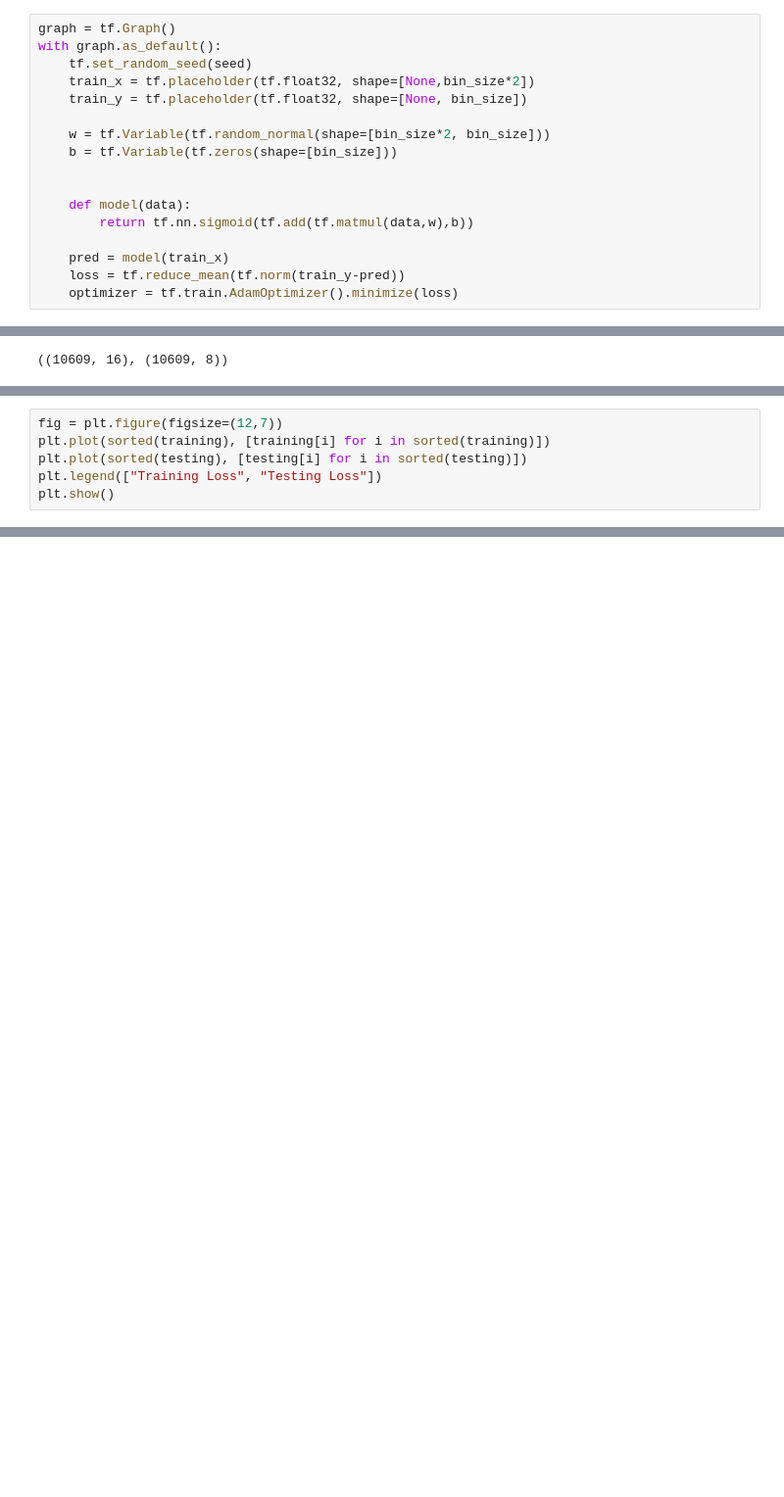
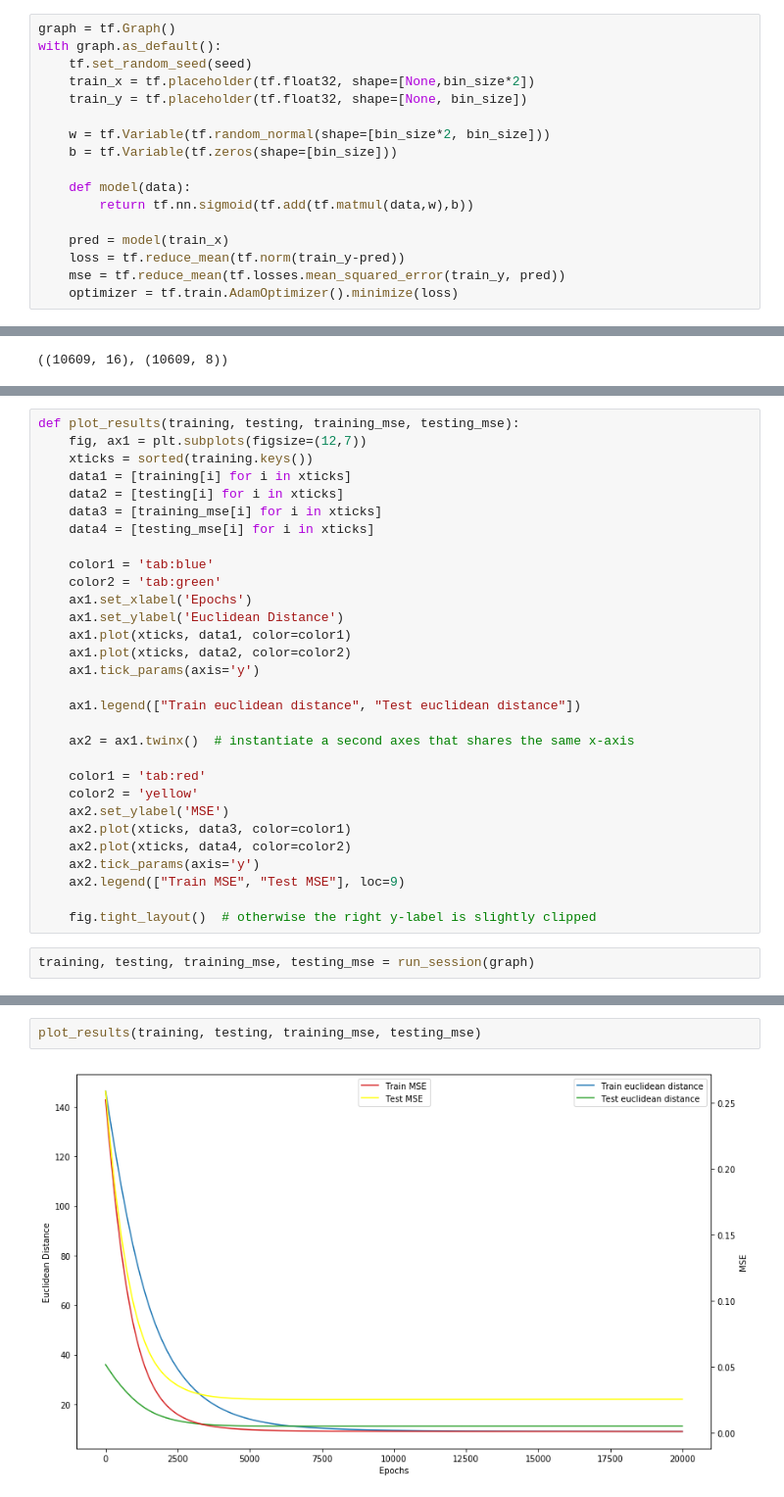
Before and after one commit to AmmarRashed/LSTM4fun, a Jupyter notebook: binary_addition.ipynb, the cells around one changed output, grey strips where cells are left out. Shown: that part at 98% size. Saved outputs shown, nothing was run; the diff lists cells and outputs as text; blank space fills up the shorter version.

```diff
--- a/binary_addition.ipynb
+++ b/binary_addition.ipynb
@@ -92,12 +89,12 @@ with graph.as_default():
     w = tf.Variable(tf.random_normal(shape=[bin_size*2, bin_size]))
     b = tf.Variable(tf.zeros(shape=[bin_size]))
 
-
     def model(data):
         return tf.nn.sigmoid(tf.add(tf.matmul(data,w),b))
 
     pred = model(train_x)
     loss = tf.reduce_mean(tf.norm(train_y-pred))
+    mse = tf.reduce_mean(tf.losses.mean_squared_error(train_y, pred))
     optimizer = tf.train.AdamOptimizer().minimize(loss)
 # %%
 train_X, train_Y, test_X, test_Y = generate_train_test_set(concatenate=True)
@@ -144,6 +132,0 @@ from matplotlib import pyplot as plt
-# %%
-fig = plt.figure(figsize=(12,7))
-plt.plot(sorted(training), [training[i] for i in sorted(training)])
-plt.plot(sorted(testing), [testing[i] for i in sorted(testing)])
-plt.legend(["Training Loss", "Testing Loss"])
-plt.show()
@@ -151,0 +133,32 @@ plt.show()
+# %%
+def plot_results(training, testing, training_mse, testing_mse):
+    fig, ax1 = plt.subplots(figsize=(12,7))
+    xticks = sorted(training.keys())
+    data1 = [training[i] for i in xticks]
+    data2 = [testing[i] for i in xticks]
+    data3 = [training_mse[i] for i in xticks]
+    data4 = [testing_mse[i] for i in xticks]
+
+    color1 = 'tab:blue'
+    color2 = 'tab:green'
+    ax1.set_xlabel('Epochs')
+    ax1.set_ylabel('Euclidean Distance')
+    ax1.plot(xticks, data1, color=color1)
+    ax1.plot(xticks, data2, color=color2)
+    ax1.tick_params(axis='y')
+
+    ax1.legend(["Train euclidean distance", "Test euclidean distance"])
+
+    ax2 = ax1.twinx()  # instantiate a second axes that shares the same x-axis
+
+    color1 = 'tab:red'
+    color2 = 'yellow'
+    ax2.set_ylabel('MSE')
+    ax2.plot(xticks, data3, color=color1)
+    ax2.plot(xticks, data4, color=color2)
+    ax2.tick_params(axis='y')
+    ax2.legend(["Train MSE", "Test MSE"], loc=9)
+
+    fig.tight_layout()  # otherwise the right y-label is slightly clipped
+# %%
+training, testing, training_mse, testing_mse = run_session(graph)
@@ -151,0 +183,4 @@ plt.show()
+# %%
+plot_results(training, testing, training_mse, testing_mse)
+# %% [output]
+[figure, added]
```
Also changed, not shown: parts of 14 cells of this notebook.
